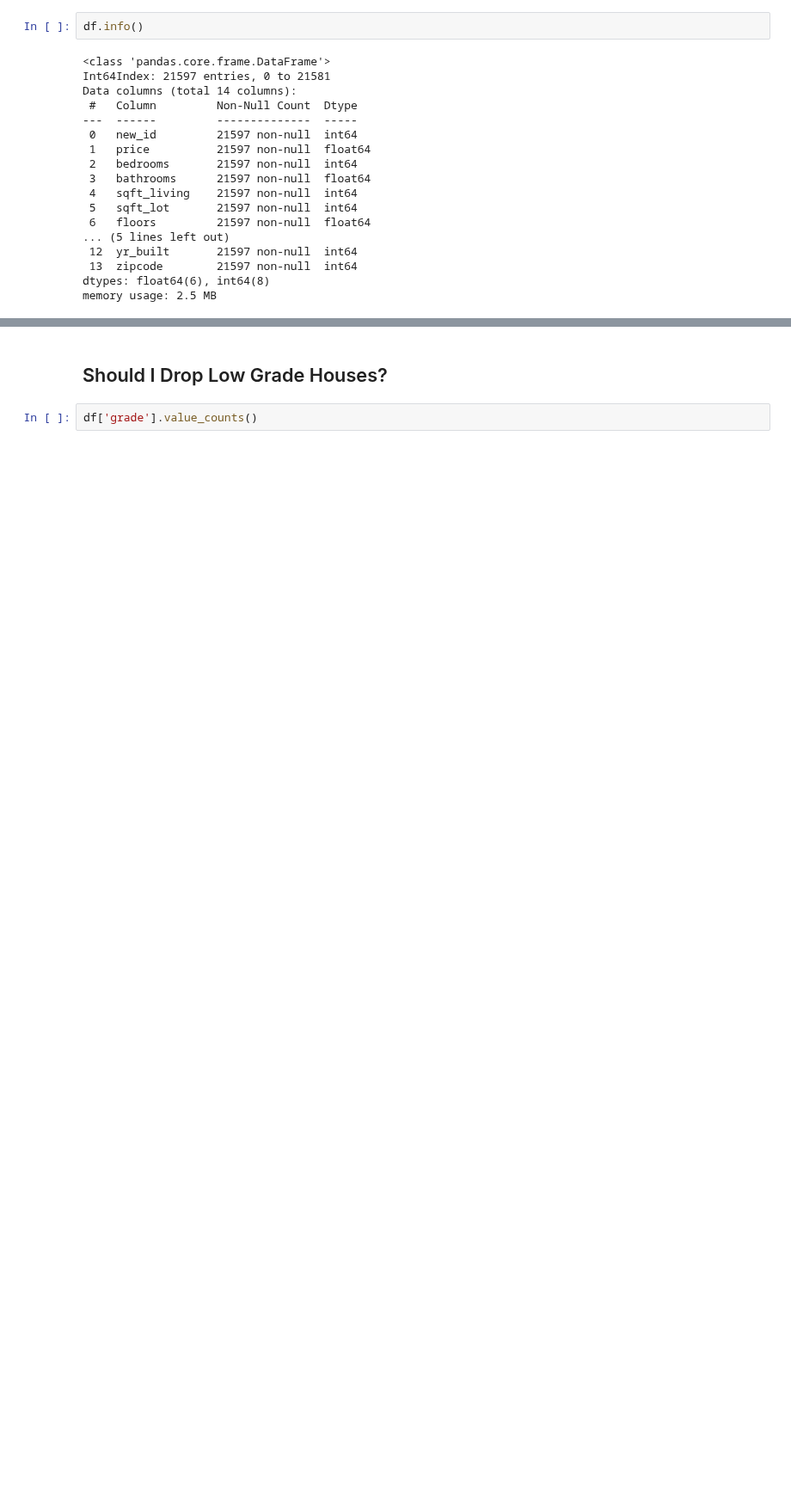
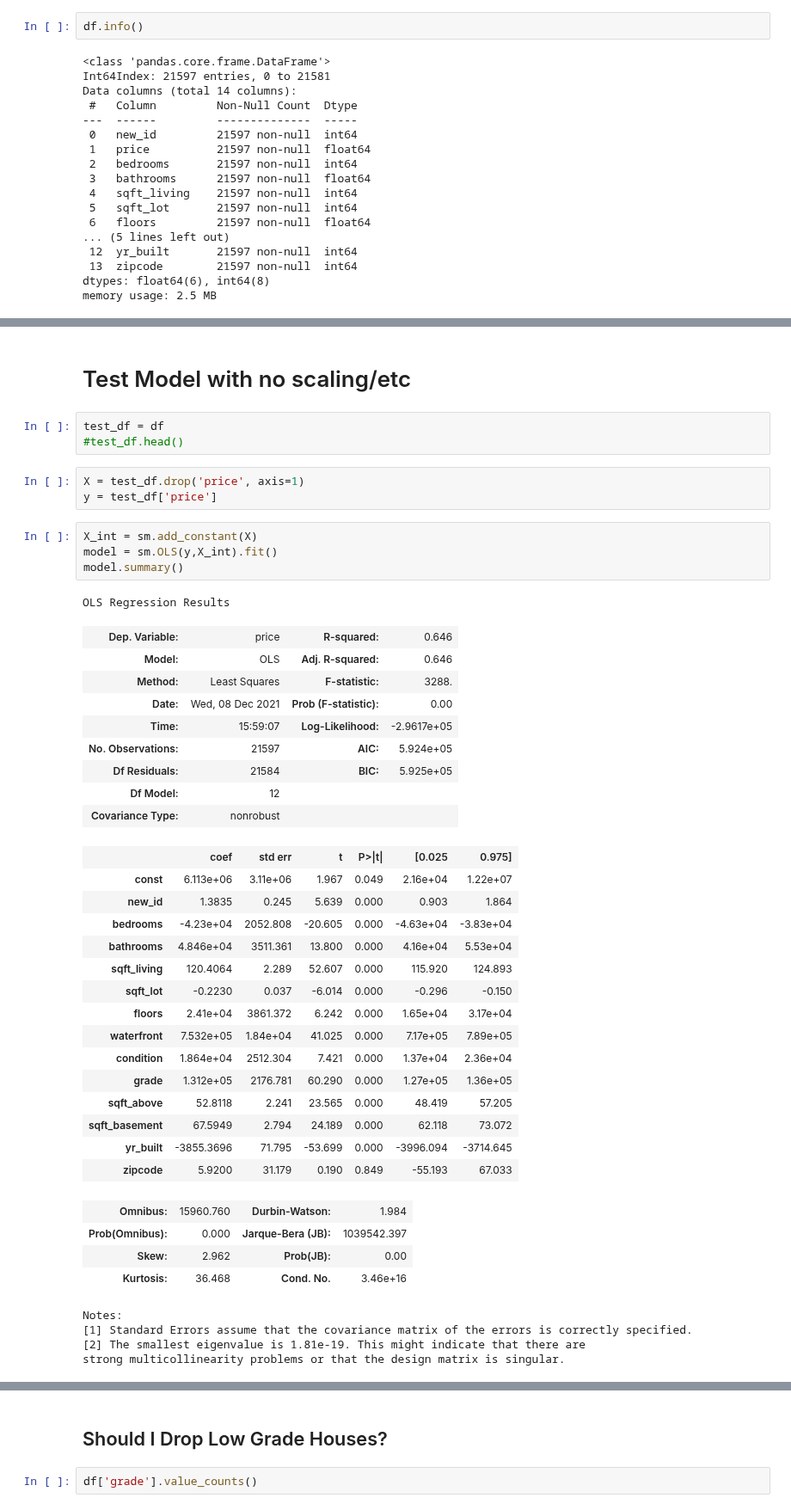
Before and after one commit to jxn628/dsc-home-price-analysis, a Jupyter notebook: student.ipynb, the cells around one changed output, grey strips where cells are left out. Shown at 86% size. Drawn from its saved outputs; the diff is of its cells as text; blank space fills up the shorter version.

Commit message:
ran some test models

```diff
--- a/student.ipynb
+++ b/student.ipynb
@@ -255,0 +307,46 @@ memory usage: 2.5 MB
+# %% [markdown]
+# Test Model with no scaling/etc
+# %%
+test_df = df
+#test_df.head()
+# %%
+X = test_df.drop('price', axis=1)
+y = test_df['price']
+# %%
+X_int = sm.add_constant(X)
+model = sm.OLS(y,X_int).fit()
+model.summary()
+# %% [output]
+OLS Regression Results
+| Dep. Variable: | price | R-squared: | 0.646 |
+| Model: | OLS | Adj. R-squared: | 0.646 |
+| Method: | Least Squares | F-statistic: | 3288. |
+| Date: | Wed, 08 Dec 2021 | Prob (F-statistic): | 0.00 |
+| Time: | 15:59:07 | Log-Likelihood: | -2.9617e+05 |
+| No. Observations: | 21597 | AIC: | 5.924e+05 |
+| Df Residuals: | 21584 | BIC: | 5.925e+05 |
+| Df Model: | 12 |  |  |
+| Covariance Type: | nonrobust |  |  |
+|  | coef | std err | t | P>|t| | [0.025 | 0.975] |
+| const | 6.113e+06 | 3.11e+06 | 1.967 | 0.049 | 2.16e+04 | 1.22e+07 |
+| new_id | 1.3835 | 0.245 | 5.639 | 0.000 | 0.903 | 1.864 |
+| bedrooms | -4.23e+04 | 2052.808 | -20.605 | 0.000 | -4.63e+04 | -3.83e+04 |
+| bathrooms | 4.846e+04 | 3511.361 | 13.800 | 0.000 | 4.16e+04 | 5.53e+04 |
+| sqft_living | 120.4064 | 2.289 | 52.607 | 0.000 | 115.920 | 124.893 |
+| sqft_lot | -0.2230 | 0.037 | -6.014 | 0.000 | -0.296 | -0.150 |
+| floors | 2.41e+04 | 3861.372 | 6.242 | 0.000 | 1.65e+04 | 3.17e+04 |
+| waterfront | 7.532e+05 | 1.84e+04 | 41.025 | 0.000 | 7.17e+05 | 7.89e+05 |
+| condition | 1.864e+04 | 2512.304 | 7.421 | 0.000 | 1.37e+04 | 2.36e+04 |
+| grade | 1.312e+05 | 2176.781 | 60.290 | 0.000 | 1.27e+05 | 1.36e+05 |
+| sqft_above | 52.8118 | 2.241 | 23.565 | 0.000 | 48.419 | 57.205 |
+| sqft_basement | 67.5949 | 2.794 | 24.189 | 0.000 | 62.118 | 73.072 |
+| yr_built | -3855.3696 | 71.795 | -53.699 | 0.000 | -3996.094 | -3714.645 |
+| zipcode | 5.9200 | 31.179 | 0.190 | 0.849 | -55.193 | 67.033 |
+| Omnibus: | 15960.760 | Durbin-Watson: | 1.984 |
+| Prob(Omnibus): | 0.000 | Jarque-Bera (JB): | 1039542.397 |
+| Skew: | 2.962 | Prob(JB): | 0.00 |
+| Kurtosis: | 36.468 | Cond. No. | 3.46e+16 |
+Notes:
+[1] Standard Errors assume that the covariance matrix of the errors is correctly specified.
+[2] The smallest eigenvalue is 1.81e-19. This might indicate that there are
+strong multicollinearity problems or that the design matrix is singular.
```
Also changed, not shown: parts of 43 cells of this notebook.
